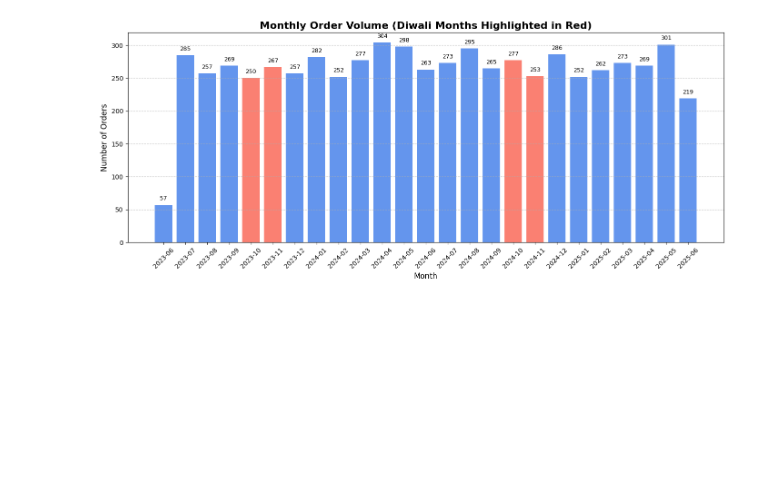
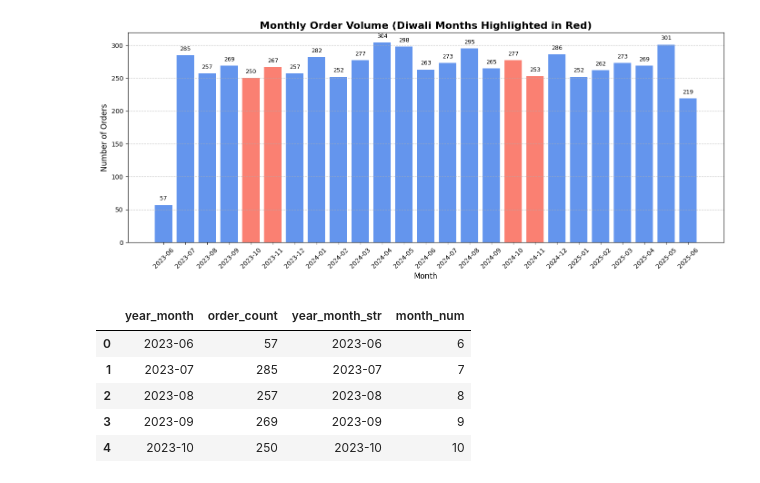
Before and after one commit to Bindiya-Anand/IndiaKart_E-Commerce_Analytics_Project, a Jupyter notebook: Notebooks/Phase2_EDA_Bindiya_Anand.ipynb, the cells around one changed output. Drawn from its saved outputs; the diff is of its cells as text; code cells hidden in the pictures; blank space fills up the shorter version.

```diff
--- a/Notebooks/Phase2_EDA_Bindiya_Anand.ipynb
+++ b/Notebooks/Phase2_EDA_Bindiya_Anand.ipynb
@@ -83,3 +85,12 @@ plt.tight_layout()
 plt.show()
 # %% [output]
 [figure]
+# %%
+monthly_orders.head()
+# %% [output]
+|  | year_month | order_count | year_month_str | month_num |
+| 0 | 2023-06 | 57 | 2023-06 | 6 |
+| 1 | 2023-07 | 285 | 2023-07 | 7 |
+| 2 | 2023-08 | 257 | 2023-08 | 8 |
+| 3 | 2023-09 | 269 | 2023-09 | 9 |
+| 4 | 2023-10 | 250 | 2023-10 | 10 |
```
Also changed, not shown: parts of 10 cells of this notebook.
